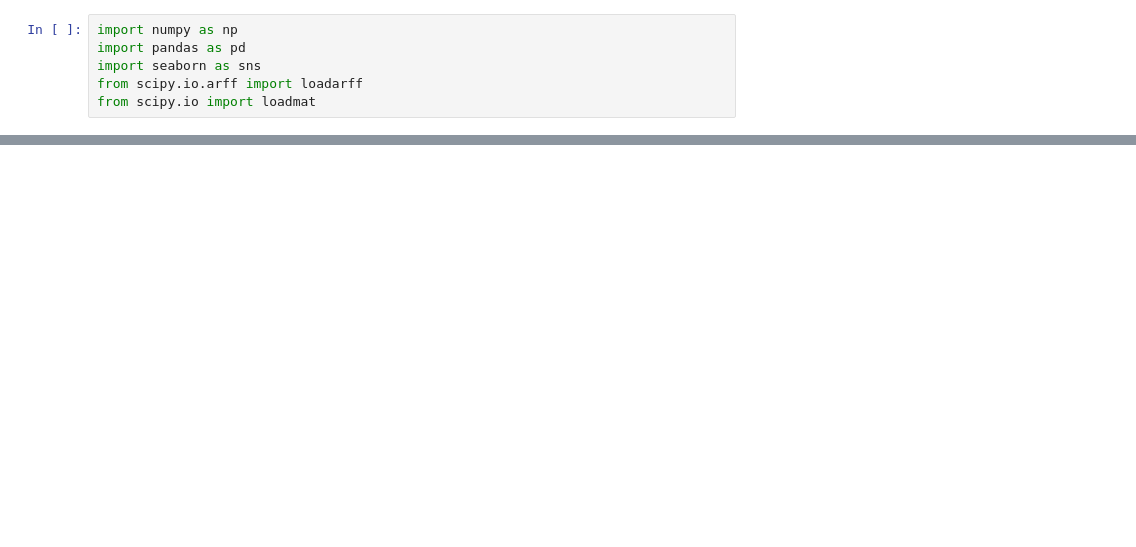
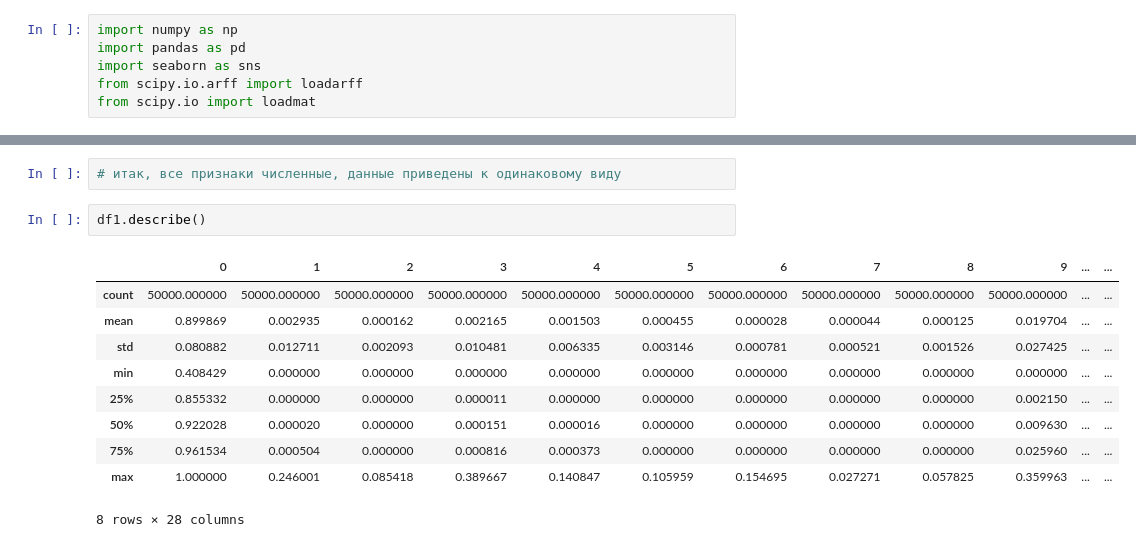
Before and after one commit to mishadobrits/anomaly_detector, a Jupyter notebook: EDA.ipynb, the cells around one changed output, grey strips where cells are left out. Cells and saved outputs as stored; diff of their text form; blank space fills up the shorter version.

```diff
--- a/EDA.ipynb
+++ b/EDA.ipynb
@@ -87,0 +85,15 @@ TypeError: 'NoneType' object is not iterable
+# %%
+# итак, все признаки численные, данные приведены к одинаковому виду
+# %%
+df1.describe()
+# %% [output]
+|  | 0 | 1 | 2 | 3 | 4 | 5 | 6 | 7 | 8 | 9 | ... | ... |
+| count | 50000.000000 | 50000.000000 | 50000.000000 | 50000.000000 | 50000.000000 | 50000.000000 | 50000.000000 | 50000.000000 | 50000.000000 | 50000.000000 | ... | ... |
+| mean | 0.899869 | 0.002935 | 0.000162 | 0.002165 | 0.001503 | 0.000455 | 0.000028 | 0.000044 | 0.000125 | 0.019704 | ... | ... |
+| std | 0.080882 | 0.012711 | 0.002093 | 0.010481 | 0.006335 | 0.003146 | 0.000781 | 0.000521 | 0.001526 | 0.027425 | ... | ... |
+| min | 0.408429 | 0.000000 | 0.000000 | 0.000000 | 0.000000 | 0.000000 | 0.000000 | 0.000000 | 0.000000 | 0.000000 | ... | ... |
+| 25% | 0.855332 | 0.000000 | 0.000000 | 0.000011 | 0.000000 | 0.000000 | 0.000000 | 0.000000 | 0.000000 | 0.002150 | ... | ... |
+| 50% | 0.922028 | 0.000020 | 0.000000 | 0.000151 | 0.000016 | 0.000000 | 0.000000 | 0.000000 | 0.000000 | 0.009630 | ... | ... |
+| 75% | 0.961534 | 0.000504 | 0.000000 | 0.000816 | 0.000373 | 0.000000 | 0.000000 | 0.000000 | 0.000000 | 0.025960 | ... | ... |
+| max | 1.000000 | 0.246001 | 0.085418 | 0.389667 | 0.140847 | 0.105959 | 0.154695 | 0.027271 | 0.057825 | 0.359963 | ... | ... |
+8 rows × 28 columns
```
Also changed, not shown: parts of 14 cells of this notebook, 1 other file.
